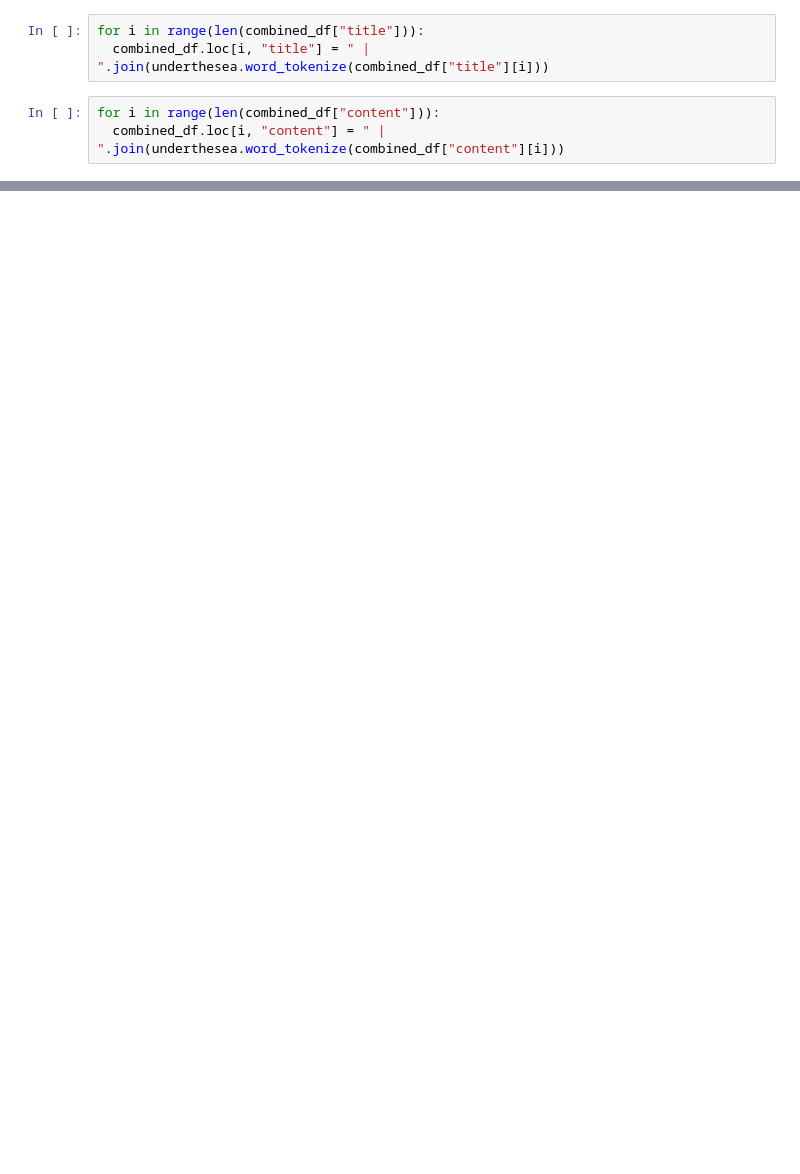
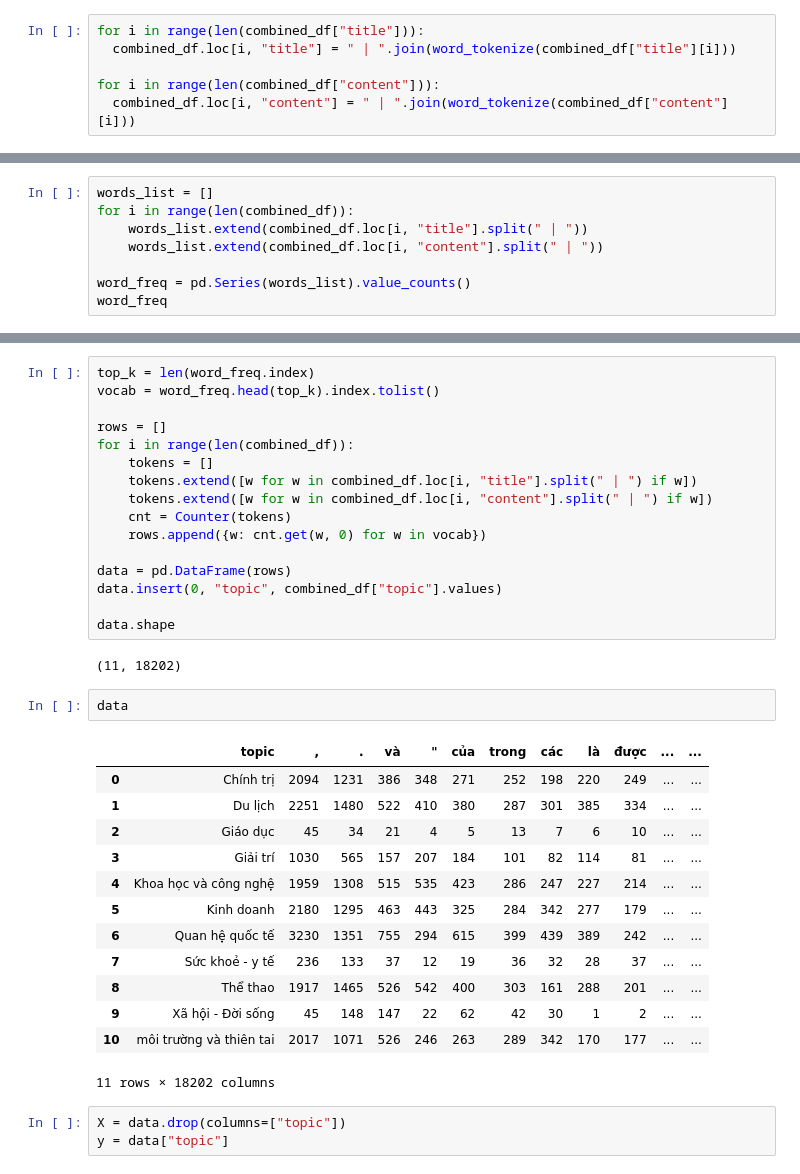
Before and after one commit to Avcuongy/NLP-Labs-UEH, a Jupyter notebook: NLP_News_CS_2025.ipynb, the cells around one changed output, grey strips where cells are left out. Drawn from its saved outputs; the diff is of its cells as text; blank space fills up the shorter version.

```diff
--- a/NLP_News_CS_2025.ipynb
+++ b/NLP_News_CS_2025.ipynb
@@ -93,6 +54,6 @@ import underthesea
 # %%
 for i in range(len(combined_df["title"])):
-  combined_df.loc[i, "title"] = " | ".join(underthesea.word_tokenize(combined_df["title"][i]))
+  combined_df.loc[i, "title"] = " | ".join(word_tokenize(combined_df["title"][i]))
+
+for i in range(len(combined_df["content"])):
+  combined_df.loc[i, "content"] = " | ".join(word_tokenize(combined_df["content"][i]))
-# %%
-for i in range(len(combined_df["content"])):
-  combined_df.loc[i, "content"] = " | ".join(underthesea.word_tokenize(combined_df["content"][i]))
@@ -121,0 +121,8 @@ display(combined_df)
+# %%
+words_list = []
+for i in range(len(combined_df)):
+    words_list.extend(combined_df.loc[i, "title"].split(" | "))
+    words_list.extend(combined_df.loc[i, "content"].split(" | "))
+
+word_freq = pd.Series(words_list).value_counts()
+word_freq
@@ -121,0 +142,37 @@ display(combined_df)
+# %%
+top_k = len(word_freq.index)
+vocab = word_freq.head(top_k).index.tolist()
+
+rows = []
+for i in range(len(combined_df)):
+    tokens = []
+    tokens.extend([w for w in combined_df.loc[i, "title"].split(" | ") if w])
+    tokens.extend([w for w in combined_df.loc[i, "content"].split(" | ") if w])
+    cnt = Counter(tokens)
+    rows.append({w: cnt.get(w, 0) for w in vocab})
+
+data = pd.DataFrame(rows)
+data.insert(0, "topic", combined_df["topic"].values)
+
+data.shape
+# %% [output]
+(11, 18202)
+# %%
+data
+# %% [output]
+|  | topic | , | . | và | " | của | trong | các | là | được | ... | ... |
+| 0 | Chính trị | 2094 | 1231 | 386 | 348 | 271 | 252 | 198 | 220 | 249 | ... | ... |
+| 1 | Du lịch | 2251 | 1480 | 522 | 410 | 380 | 287 | 301 | 385 | 334 | ... | ... |
+| 2 | Giáo dục | 45 | 34 | 21 | 4 | 5 | 13 | 7 | 6 | 10 | ... | ... |
+| 3 | Giải trí | 1030 | 565 | 157 | 207 | 184 | 101 | 82 | 114 | 81 | ... | ... |
+| 4 | Khoa học và công nghệ | 1959 | 1308 | 515 | 535 | 423 | 286 | 247 | 227 | 214 | ... | ... |
+| 5 | Kinh doanh | 2180 | 1295 | 463 | 443 | 325 | 284 | 342 | 277 | 179 | ... | ... |
+| 6 | Quan hệ quốc tế | 3230 | 1351 | 755 | 294 | 615 | 399 | 439 | 389 | 242 | ... | ... |
+| 7 | Sức khoẻ - y tế | 236 | 133 | 37 | 12 | 19 | 36 | 32 | 28 | 37 | ... | ... |
+| 8 | Thể thao | 1917 | 1465 | 526 | 542 | 400 | 303 | 161 | 288 | 201 | ... | ... |
+| 9 | Xã hội - Đời sống | 45 | 148 | 147 | 22 | 62 | 42 | 30 | 1 | 2 | ... | ... |
+| 10 | môi trường và thiên tai | 2017 | 1071 | 526 | 246 | 263 | 289 | 342 | 170 | 177 | ... | ... |
+11 rows × 18202 columns
+# %%
+X = data.drop(columns=["topic"])
+y = data["topic"]
```
Also changed, not shown: parts of 45 cells of this notebook, 1 other file.
